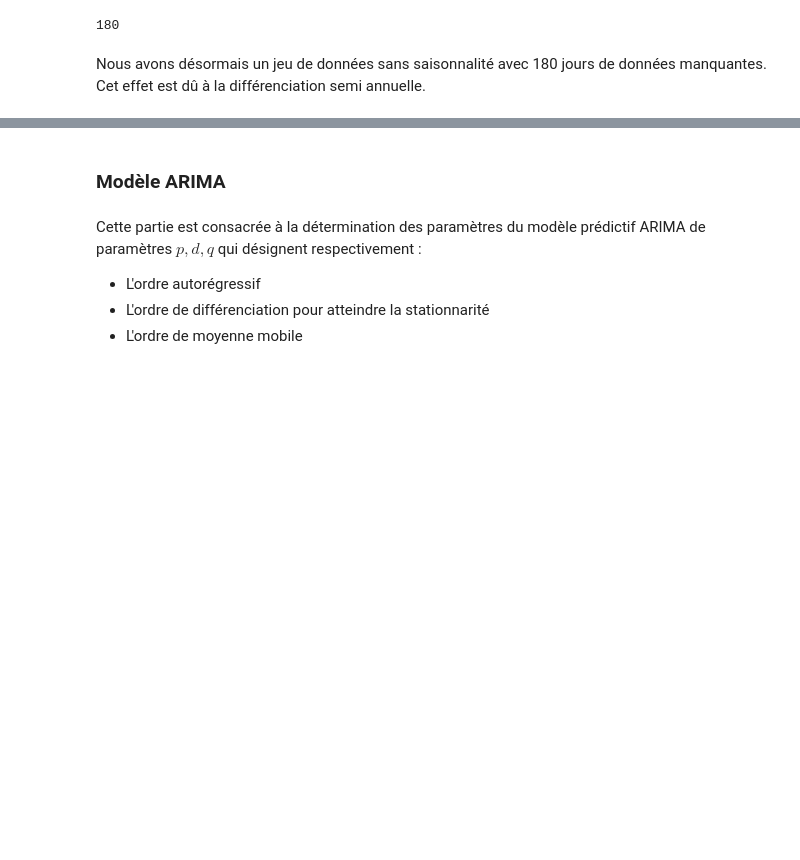
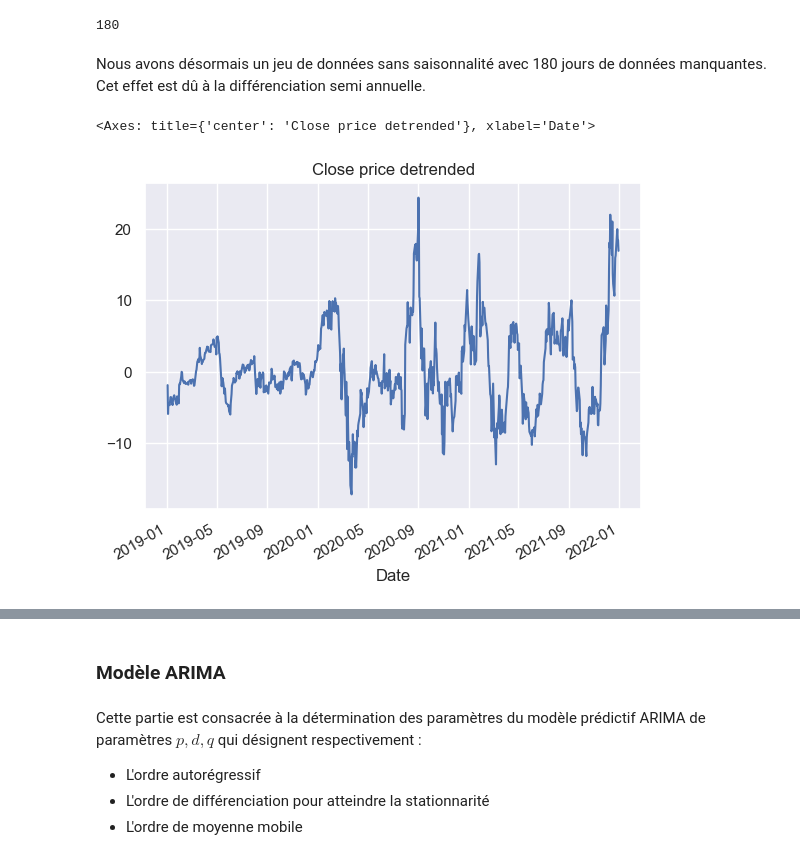
Before and after one commit to Ab2nour/stock-analysis, a Jupyter notebook: src/notebooks/seasonality.ipynb, the cells around one changed output, grey strips where cells are left out. Cells and saved outputs as stored; diff of their text form; code cells hidden in the pictures; blank space fills up the shorter version.

Commit message:
feat: plot and save close price without season

```diff
--- a/src/notebooks/seasonality.ipynb
+++ b/src/notebooks/seasonality.ipynb
@@ -168,3 +168,8 @@ df_detrend["close_without_season"].isna().sum()
 # %% [markdown]
 Nous avons désormais un jeu de données sans saisonnalité avec 180 jours de données manquantes.
 Cet effet est dû à la différenciation semi annuelle.
+# %%
+df_detrend["Close"].plot(title="Close price detrended")
+# %% [output]
+<Axes: title={'center': 'Close price detrended'}, xlabel='Date'>
+[figure, added]
```
Also changed, not shown: parts of 2 cells of this notebook, 1 other file.
